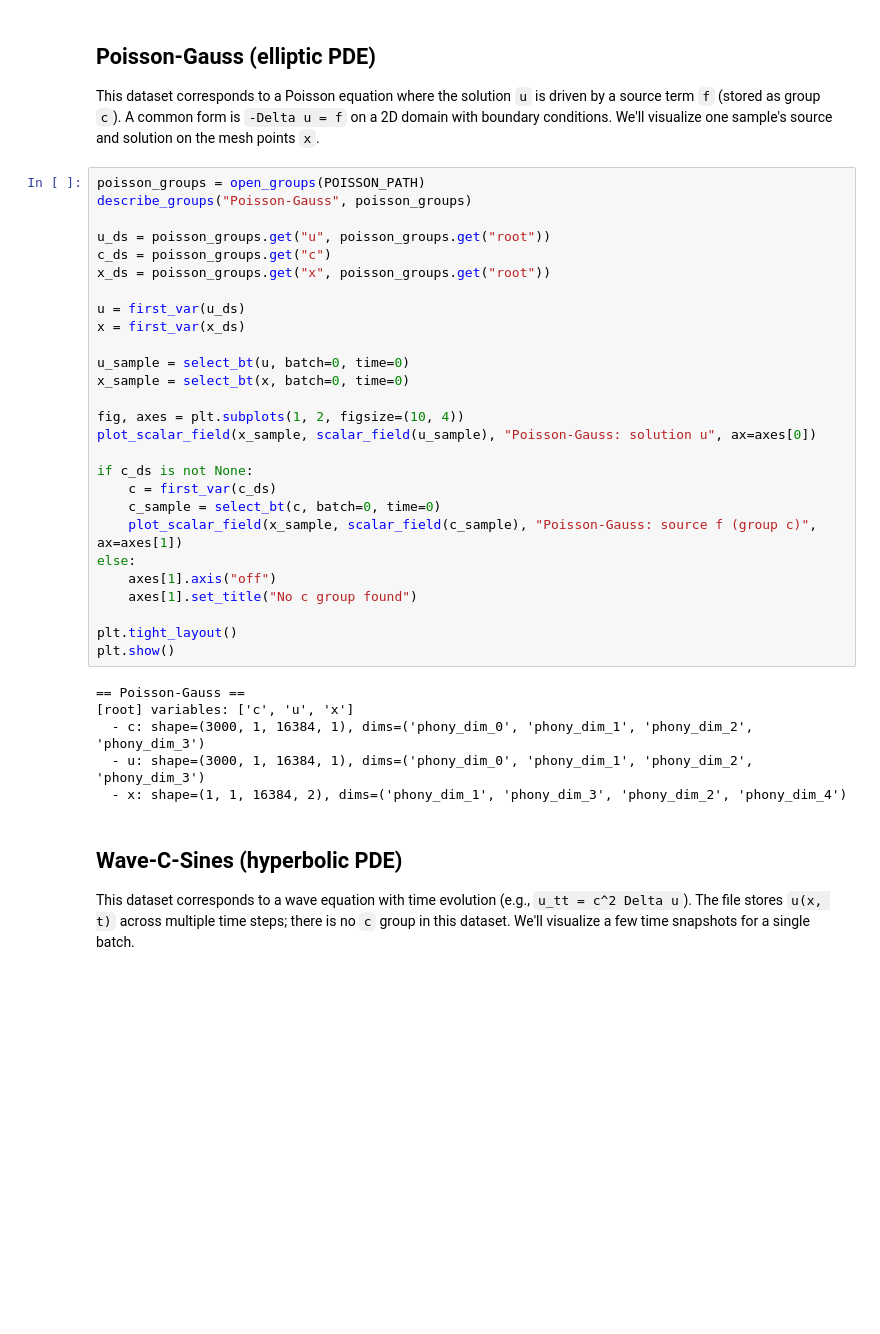
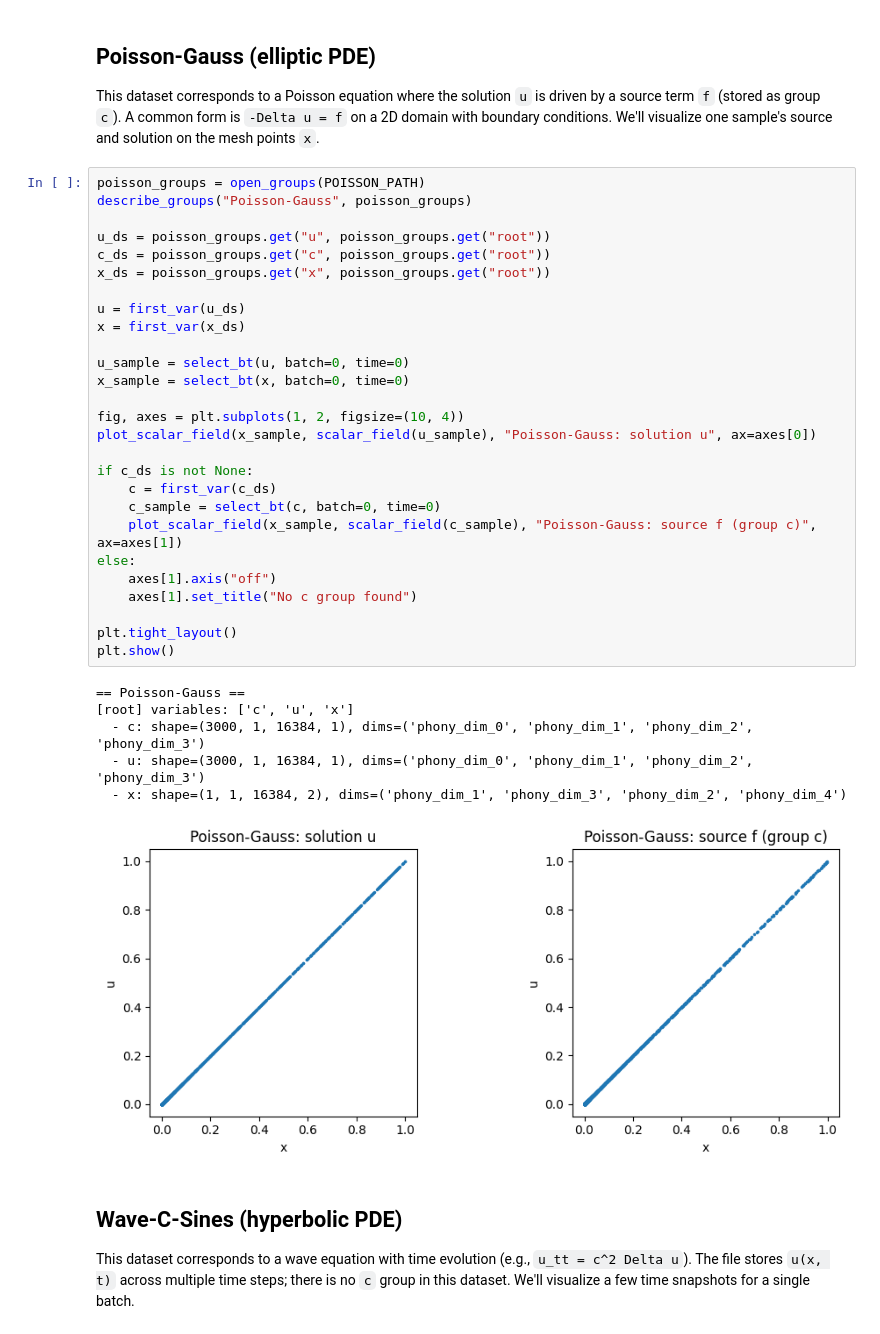
Before and after one commit to briankim31415/GAOT, a Jupyter notebook: test.ipynb, the cells around one changed output. Drawn from its saved outputs; the diff is of its cells as text; blank space fills up the shorter version.

```diff
--- a/test.ipynb
+++ b/test.ipynb
@@ -101,34 +102,35 @@ poisson_groups = open_groups(POISSON_PATH)
 describe_groups("Poisson-Gauss", poisson_groups)
 
 u_ds = poisson_groups.get("u", poisson_groups.get("root"))
-c_ds = poisson_groups.get("c")
+c_ds = poisson_groups.get("c", poisson_groups.get("root"))
 x_ds = poisson_groups.get("x", poisson_groups.get("root"))
 
 u = first_var(u_ds)
 x = first_var(x_ds)
 
 u_sample = select_bt(u, batch=0, time=0)
 x_sample = select_bt(x, batch=0, time=0)
 
 fig, axes = plt.subplots(1, 2, figsize=(10, 4))
 plot_scalar_field(x_sample, scalar_field(u_sample), "Poisson-Gauss: solution u", ax=axes[0])
 
 if c_ds is not None:
     c = first_var(c_ds)
     c_sample = select_bt(c, batch=0, time=0)
     plot_scalar_field(x_sample, scalar_field(c_sample), "Poisson-Gauss: source f (group c)", ax=axes[1])
 else:
     axes[1].axis("off")
     axes[1].set_title("No c group found")
 
 plt.tight_layout()
 plt.show()
 # %% [output]
 == Poisson-Gauss ==
 [root] variables: ['c', 'u', 'x']
   - c: shape=(3000, 1, 16384, 1), dims=('phony_dim_0', 'phony_dim_1', 'phony_dim_2', 'phony_dim_3')
   - u: shape=(3000, 1, 16384, 1), dims=('phony_dim_0', 'phony_dim_1', 'phony_dim_2', 'phony_dim_3')
   - x: shape=(1, 1, 16384, 2), dims=('phony_dim_1', 'phony_dim_3', 'phony_dim_2', 'phony_dim_4')
+[figure, added]
 # %% [markdown]
 ## Wave-C-Sines (hyperbolic PDE)
 
```
Also changed, not shown: parts of 2 cells of this notebook, 28 other files.
